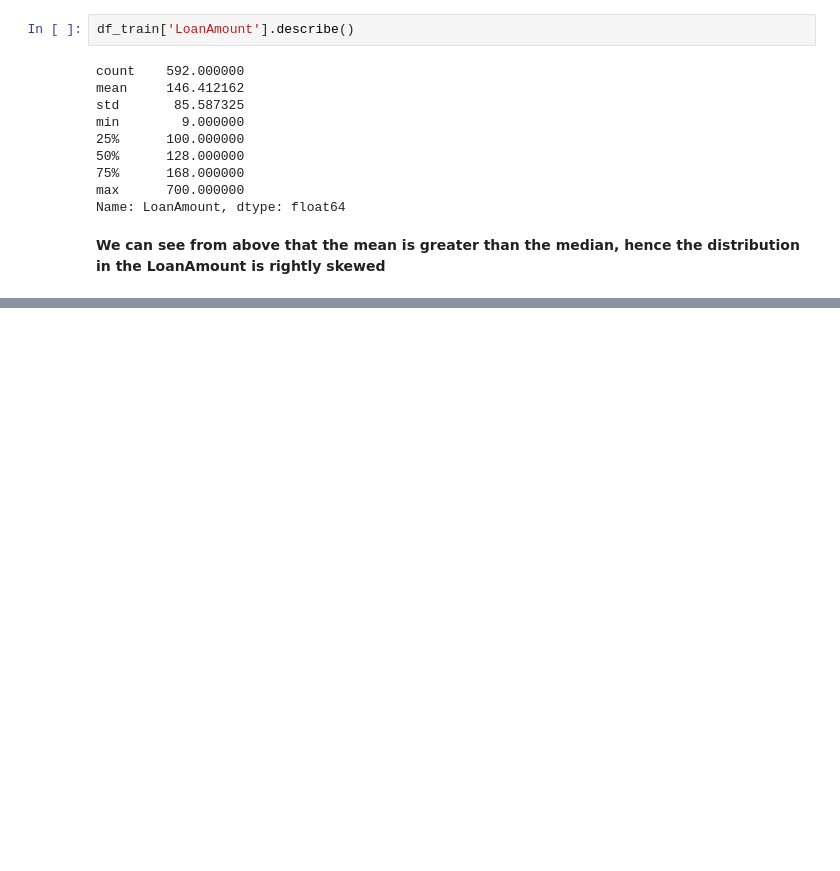
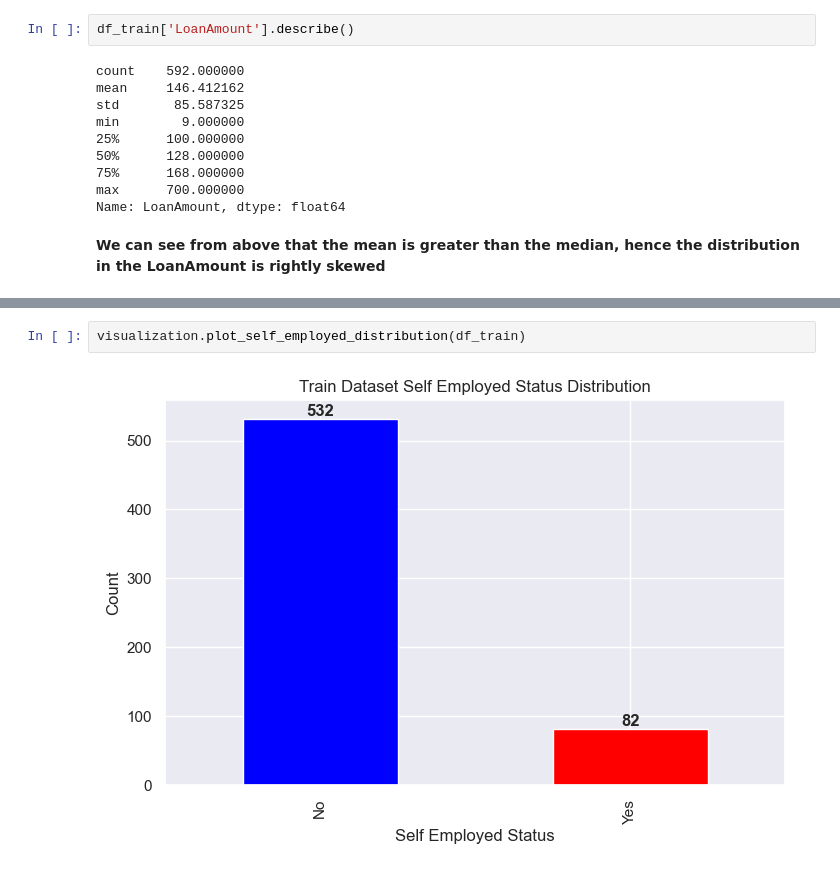
Before and after one commit to techieemike/loan-approval-prediction-system, a Jupyter notebook: notebooks/loan-approval-prediction-system.ipynb, the cells around one changed output, grey strips where cells are left out. Drawn from its saved outputs; the diff is of its cells as text; blank space fills up the shorter version.

```diff
--- a/notebooks/loan-approval-prediction-system.ipynb
+++ b/notebooks/loan-approval-prediction-system.ipynb
@@ -314,0 +380,4 @@ df_train = clean_data(df_train)
+# %%
+visualization.plot_self_employed_distribution(df_train)
+# %% [output]
+[figure, added]
```
Also changed, not shown: parts of 31 cells of this notebook, 24 other files.
